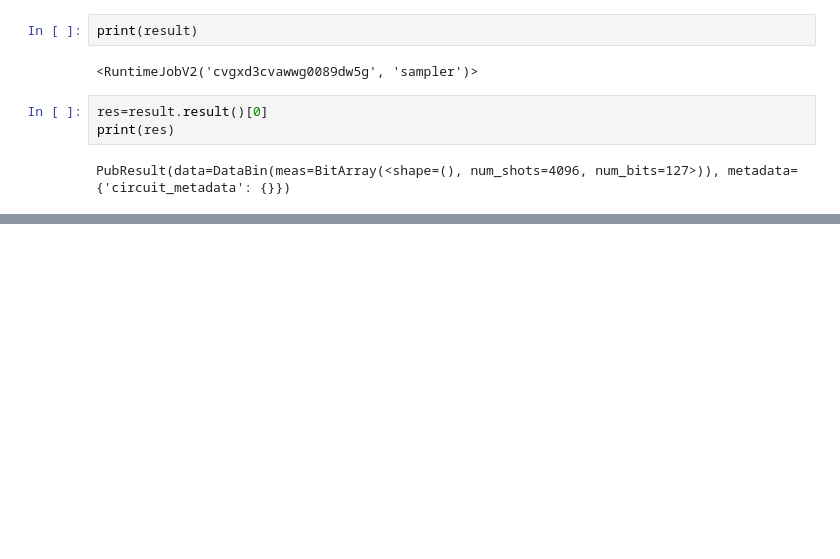
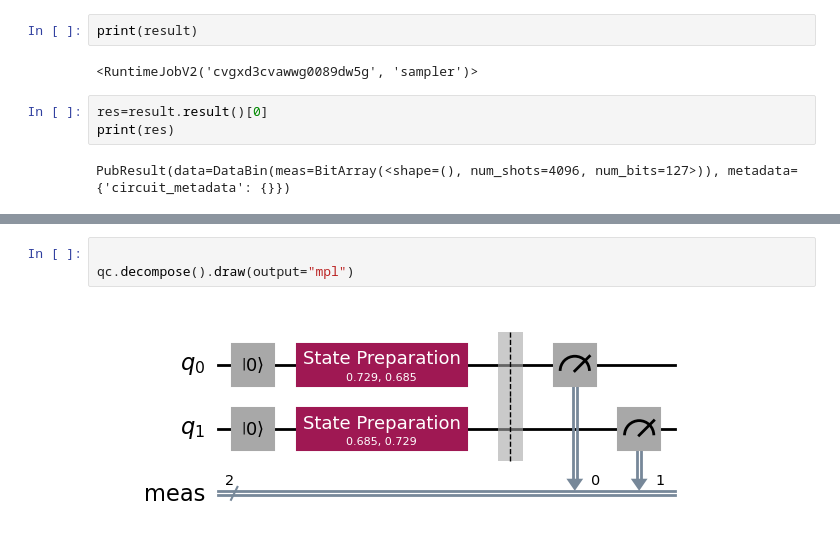
Before and after one commit to RajatSaha1106/Qiskit-Fundamentals, a Jupyter notebook: Experimental Quantum Embedding.ipynb, the cells around one changed output, grey strips where cells are left out. Drawn from its saved outputs; the diff is of its cells as text; blank space fills up the shorter version.

```diff
--- a/Experimental Quantum Embedding.ipynb
+++ b/Experimental Quantum Embedding.ipynb
@@ -650,0 +667,5 @@ res.data.meas.get_counts()
+# %%
+
+qc.decompose().draw(output="mpl")
+# %% [output]
+[figure, added]
```
Also changed, not shown: parts of 26 cells of this notebook.
